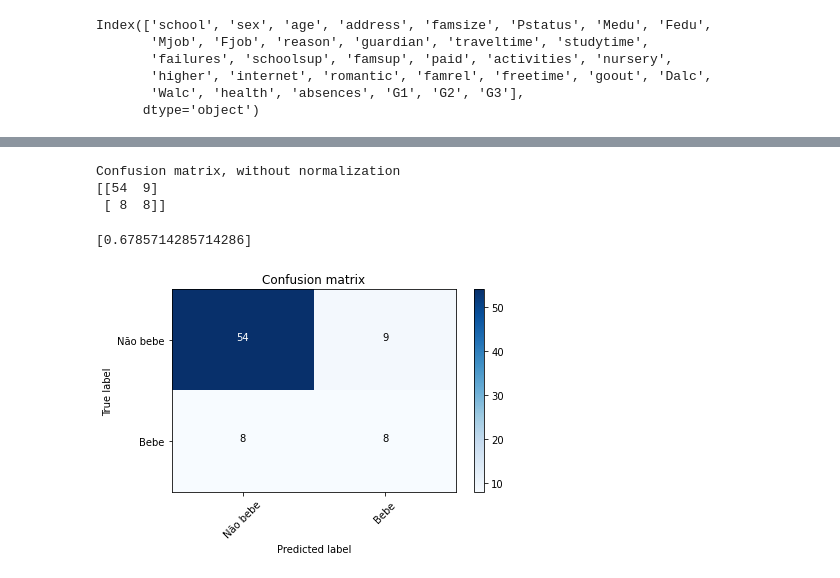
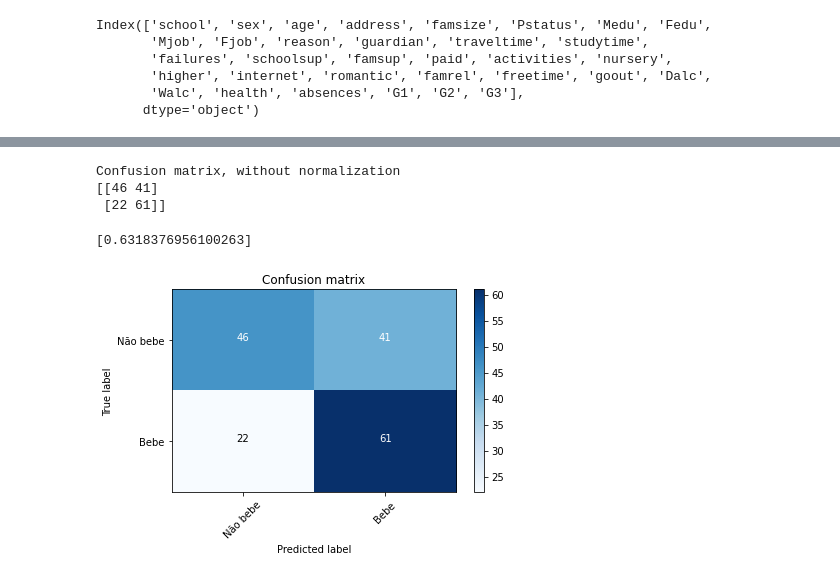
Before and after one commit to victorbombarda/Manipulacao_Dados_Avaliacao, a Jupyter notebook: Notebook_teste.ipynb, the cells around one changed output, grey strips where cells are left out. Saved outputs shown, nothing was run; the diff lists cells and outputs as text; code cells hidden in the pictures.

Commit message:
Visualizações adicionadas

```diff
--- a/Notebook_teste.ipynb
+++ b/Notebook_teste.ipynb
@@ -9,3 +11,5 @@ data = pd.read_csv("data/student-mat.csv")
+# %%
+data = pd.concat([data1,data2])
 # %%
 data.columns
 # %% [output]
@@ -16,7 +20,8 @@ Index(['school', 'sex', 'age', 'address', 'famsize', 'Pstatus', 'Medu', 'Fedu',
        'Walc', 'health', 'absences', 'G1', 'G2', 'G3'],
       dtype='object')
 # %%
-data = data[["sex","age","freetime","traveltime","studytime","goout","famrel","G1","G2","G3","Walc","Dalc","address"]]
+#data = data[["sex","age","freetime","traveltime","studytime","goout","famrel","G2","Walc","Dalc","address"]]
+data = data[["sex","freetime","traveltime","studytime","goout","G3","Walc","Dalc","failures","famsize"]]
 # %%
 corr = data.corr()
 f,ax = plt.subplots(figsize=(16, 14))
@@ -134,0 +121,14 @@ Name: Dalc, Length: 395, dtype: int64>
+# %%
+#USANDO WALC X_2
+X_train, Y_train = make_imbalance(X_2, y_2,sampling_strategy={0: 398, 1: 450} ,random_state=10) #, sampling_strategy={0: 1500, 1: 1500, 2: 1500, 3: 1500},random_state=14)
+# %%
+#Para o Dalc---------------------------------------------------------------------------------------
+robust_scaler = RobustScaler()
+X1 = robust_scaler.fit_transform(X_train)
+X_train = pd.DataFrame(X1, columns = X_train.columns)
+X_train
+#pca = PCA(30)
+#pca_X = pca.fit(X1)
+
+#X_pca = pd.DataFrame(pca_X.transform(X1))
+#X_pca.head()
@@ -192,16 +195,16 @@ X1 = pd.DataFrame(X1, columns = X.columns)
 # %%
 #RIDGE CLASSIFIER
-X_train, X_test, Y_train, Y_test = train_test_split(X1,y, test_size=0.2, random_state = 0)      #X_pca, y, test_size=0.2)#, random_state=semente)
+X_train, X_test, Y_train, Y_test = train_test_split(X_train,Y_train, test_size=0.2, random_state = 13)      #X_pca, y, test_size=0.2)#, random_state=semente)
 ridgecv = RidgeClassifierCV().fit(X_train, Y_train)
 y_pred_ = ridgecv.predict(X_test)
 ridgecv.score(X_test, Y_test)
 clf_eval(ridgecv, X_test, Y_test)
 # %% [output]
 Confusion matrix, without normalization
-[[54  9]
- [ 8  8]]
+[[46 41]
+ [22 61]]
-[0.6785714285714286]
+[0.6318376956100263]
-[figure, old version]
+[figure, new version]
 # %%
 #REGRESSÃO LOGÍSTICA
 logisR = LogisticRegression().fit(X_train, Y_train)
```
Also changed, not shown: parts of 26 cells of this notebook.
